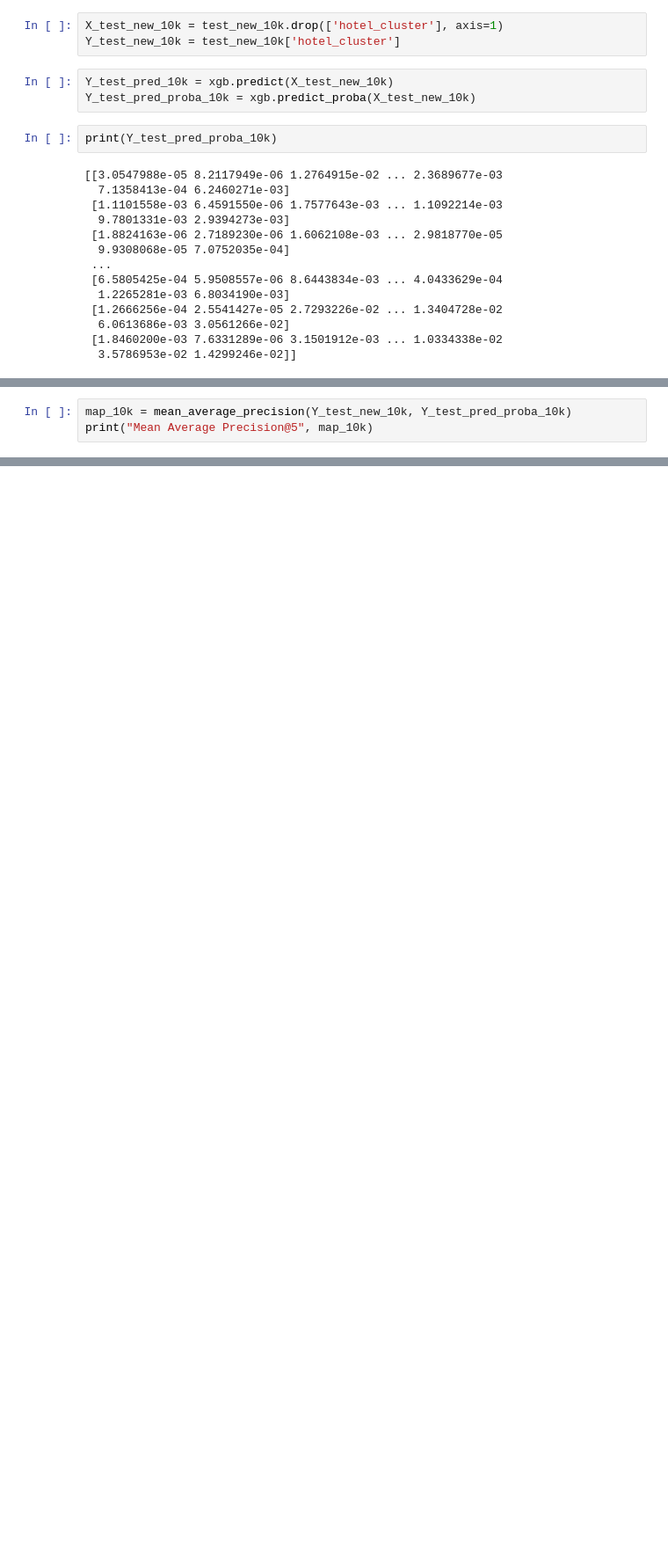
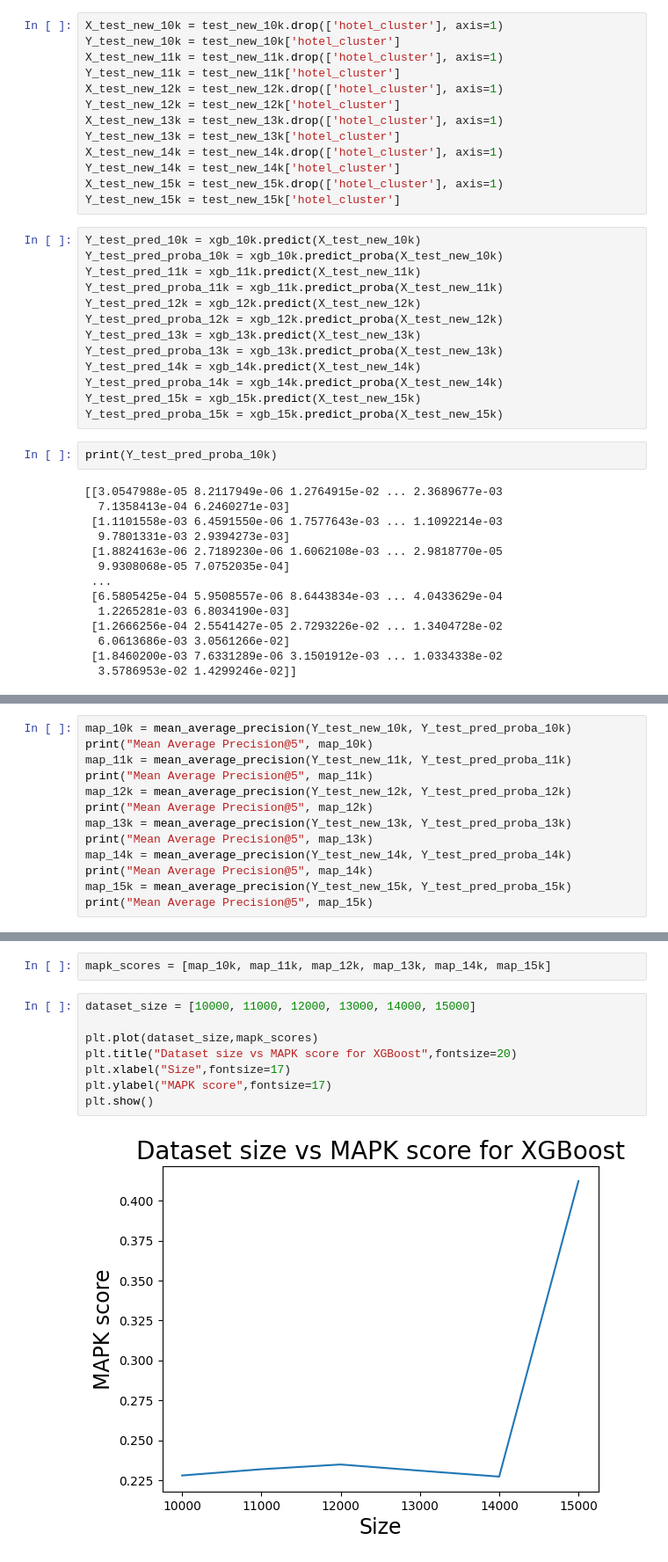
Before and after one commit to KellyC-05/Hotel_recommendation, a Jupyter notebook: XGBoost.ipynb, the cells around one changed output, grey strips where cells are left out. Shown at 88% size. Saved outputs shown, nothing was run; the diff lists cells and outputs as text; blank space fills up the shorter version.

```diff
--- a/XGBoost.ipynb
+++ b/XGBoost.ipynb
@@ -100,9 +110,29 @@ XGBClassifier(base_score=None, booster=None, callbacks=None,
 # %%
 X_test_new_10k = test_new_10k.drop(['hotel_cluster'], axis=1)
 Y_test_new_10k = test_new_10k['hotel_cluster']
+X_test_new_11k = test_new_11k.drop(['hotel_cluster'], axis=1)
+Y_test_new_11k = test_new_11k['hotel_cluster']
+X_test_new_12k = test_new_12k.drop(['hotel_cluster'], axis=1)
+Y_test_new_12k = test_new_12k['hotel_cluster']
+X_test_new_13k = test_new_13k.drop(['hotel_cluster'], axis=1)
+Y_test_new_13k = test_new_13k['hotel_cluster']
+X_test_new_14k = test_new_14k.drop(['hotel_cluster'], axis=1)
+Y_test_new_14k = test_new_14k['hotel_cluster']
+X_test_new_15k = test_new_15k.drop(['hotel_cluster'], axis=1)
+Y_test_new_15k = test_new_15k['hotel_cluster']
 # %%
-Y_test_pred_10k = xgb.predict(X_test_new_10k)
-Y_test_pred_proba_10k = xgb.predict_proba(X_test_new_10k)
+Y_test_pred_10k = xgb_10k.predict(X_test_new_10k)
+Y_test_pred_proba_10k = xgb_10k.predict_proba(X_test_new_10k)
+Y_test_pred_11k = xgb_11k.predict(X_test_new_11k)
+Y_test_pred_proba_11k = xgb_11k.predict_proba(X_test_new_11k)
+Y_test_pred_12k = xgb_12k.predict(X_test_new_12k)
+Y_test_pred_proba_12k = xgb_12k.predict_proba(X_test_new_12k)
+Y_test_pred_13k = xgb_13k.predict(X_test_new_13k)
+Y_test_pred_proba_13k = xgb_13k.predict_proba(X_test_new_13k)
+Y_test_pred_14k = xgb_14k.predict(X_test_new_14k)
+Y_test_pred_proba_14k = xgb_14k.predict_proba(X_test_new_14k)
+Y_test_pred_15k = xgb_15k.predict(X_test_new_15k)
+Y_test_pred_proba_15k = xgb_15k.predict_proba(X_test_new_15k)
 # %%
 print(Y_test_pred_proba_10k)
 # %% [output]
@@ -127,5 +172,15 @@ Accuracy 0.13228600792835118
 # %%
 map_10k = mean_average_precision(Y_test_new_10k, Y_test_pred_proba_10k)
 print("Mean Average Precision@5", map_10k)
+map_11k = mean_average_precision(Y_test_new_11k, Y_test_pred_proba_11k)
+print("Mean Average Precision@5", map_11k)
+map_12k = mean_average_precision(Y_test_new_12k, Y_test_pred_proba_12k)
+print("Mean Average Precision@5", map_12k)
+map_13k = mean_average_precision(Y_test_new_13k, Y_test_pred_proba_13k)
+print("Mean Average Precision@5", map_13k)
+map_14k = mean_average_precision(Y_test_new_14k, Y_test_pred_proba_14k)
+print("Mean Average Precision@5", map_14k)
+map_15k = mean_average_precision(Y_test_new_15k, Y_test_pred_proba_15k)
+print("Mean Average Precision@5", map_15k)
 # %% [output]
 Mean Average Precision@5 0.22788870944061076
@@ -131,0 +192,12 @@ Mean Average Precision@5 0.22788870944061076
+# %%
+mapk_scores = [map_10k, map_11k, map_12k, map_13k, map_14k, map_15k]
+# %%
+dataset_size = [10000, 11000, 12000, 13000, 14000, 15000]
+
+plt.plot(dataset_size,mapk_scores)
+plt.title("Dataset size vs MAPK score for XGBoost",fontsize=20)
+plt.xlabel("Size",fontsize=17)
+plt.ylabel("MAPK score",fontsize=17)
+plt.show()
+# %% [output]
+[figure, added]
```
Also changed, not shown: parts of 4 cells of this notebook, 2 other files.
